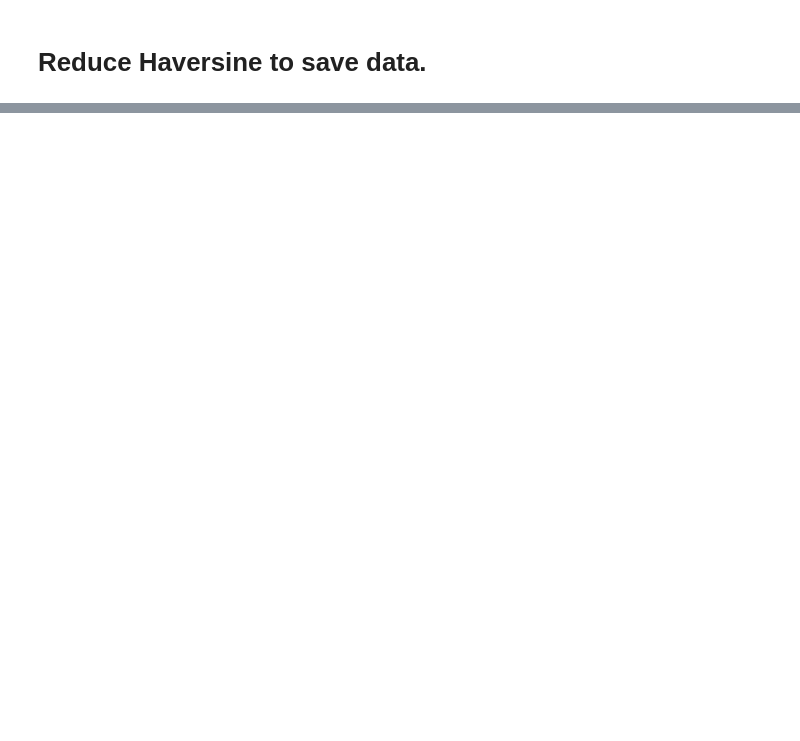
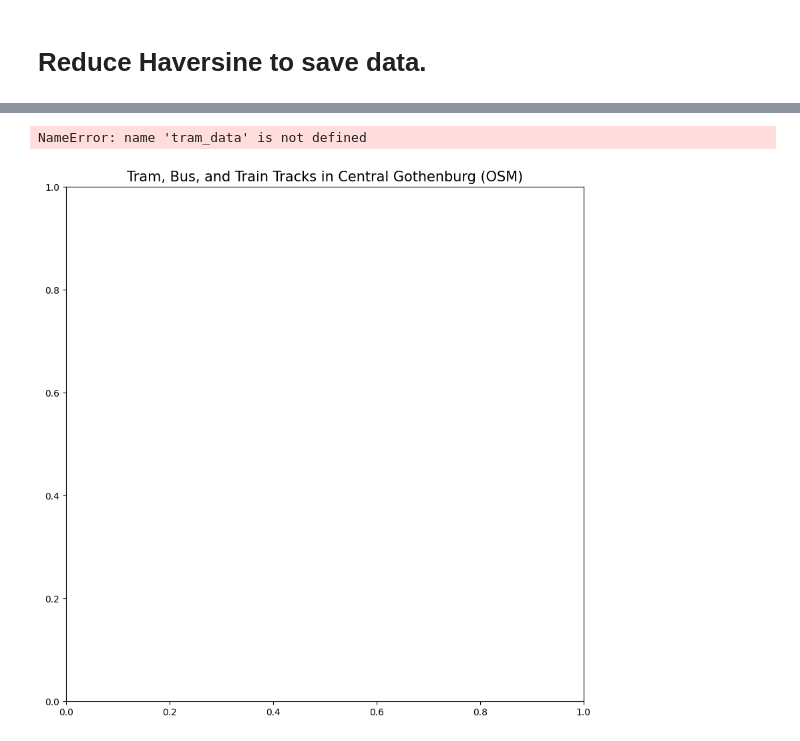
Before and after one commit to Zandri2k/Travel_Planner, a Jupyter notebook: explorations/exploring_travel_planner_Henrik.ipynb, the cells around one changed output, grey strips where cells are left out. Saved outputs shown, nothing was run; the diff lists cells and outputs as text; code cells hidden in the pictures; blank space fills up the shorter version.

```diff
--- a/explorations/exploring_travel_planner_Henrik.ipynb
+++ b/explorations/exploring_travel_planner_Henrik.ipynb
@@ -805,0 +1302,44 @@ map_route
+# %%
+import osmnx as ox
+import matplotlib.pyplot as plt
+from shapely.geometry import Point
+
+# Define central Gothenburg (Göteborg) coordinates for the search radius
+central_goteborg_coords = (57.7089, 11.9746)
+
+# Define the search radius in meters (1000 meters = 1km)
+radius_in_meters = 1000
+
+# Create a Point from the central Gothenburg coordinates
+point = Point(central_goteborg_coords[1], central_goteborg_coords[0])
+
+# Create a buffered area with the specified radius (1km)
+buffered_area = point.buffer(radius_in_meters / 111320)  # Convert meters to degrees approximately
+
+# Fetch tram (spårvagn), bus (bus), and train (rail) data from OSM within the buffered area
+transport_data = ox.features_from_polygon(buffered_area, tags={"railway": "tram"})
+train_data = ox.features_from_polygon(buffered_area, tags={"railway": "rail"})
+
+# Create a plot to see all the transport data
+fig, ax = plt.subplots(figsize=(10, 10))
+ax.set_title("Tram, Bus, and Train Tracks in Central Gothenburg (OSM)", fontsize=15)
+
+# Plot the tram data on the map (blue)
+tram_data.plot(ax=ax, color="blue", linewidth=2, label="Tram")
+
+# Plot the bus stops (green)
+bus_data.plot(ax=ax, color="green", markersize=10, label="Bus Stop")
+
+# Plot the train tracks (dark red)
+train_data.plot(ax=ax, color="darkred", linewidth=2, label="Train")
+
+# Add central Gothenburg marker for reference
+ax.plot(central_goteborg_coords[1], central_goteborg_coords[0], marker="o", color="red", markersize=8)
+
+# Display the legend
+ax.legend()
+
+plt.show()
+# %% [output]
+NameError: name 'tram_data' is not defined
+[figure, added]
```
Also changed, not shown: parts of 19 cells of this notebook.
